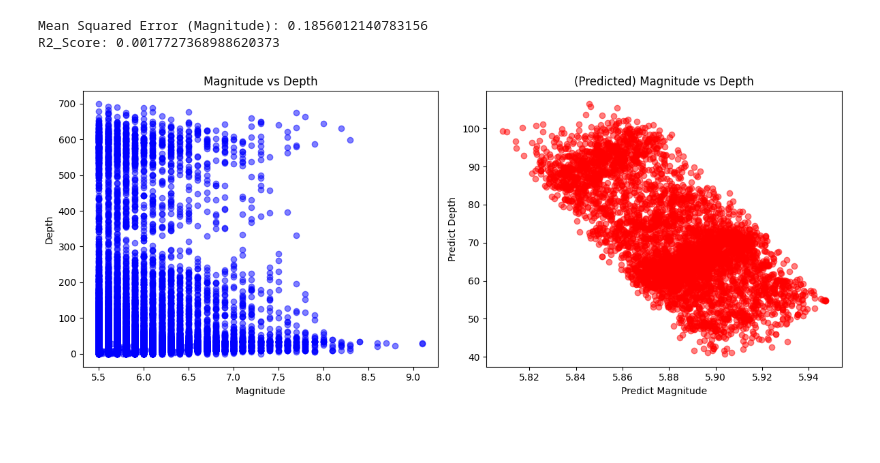
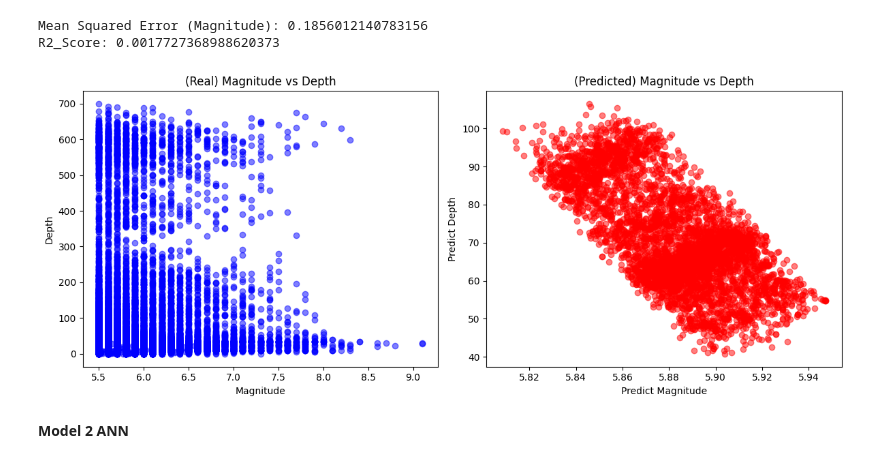
Before and after one commit to enriqueglezzep/EQ_Prediction, a Jupyter notebook: model.ipynb, the cells around one changed output. Saved outputs shown, nothing was run; the diff lists cells and outputs as text; code cells hidden in the pictures; blank space fills up the shorter version.

Commit message:
Second model ANN

```diff
--- a/model.ipynb
+++ b/model.ipynb
@@ -251,19 +251,21 @@ R2_Score: 0.0017727368988620373
 # %%
 fig, (ax1, ax2) = plt.subplots(1, 2, figsize=(12, 5))
 
 # Graphing real values
 ax1.scatter(y_magnitude, y_depth, alpha=0.5, color='blue')
 ax1.set_xlabel('Magnitude')
 ax1.set_ylabel('Depth')
-ax1.set_title('Magnitude vs Depth')
+ax1.set_title('(Real) Magnitude vs Depth')
 
 # Graphing predict values
 ax2.scatter(predictions_magnitude, predictions_depth, alpha=0.5, color='red')
 ax2.set_xlabel('Predict Magnitude')
 ax2.set_ylabel('Predict Depth')
 ax2.set_title('(Predicted) Magnitude vs Depth')
 
 plt.tight_layout()
 plt.show()
 # %% [output]
-[figure, old version]
+[figure, new version]
+# %% [markdown]
+**Model 2 ANN**
```
Also changed, not shown: parts of 11 cells of this notebook.
